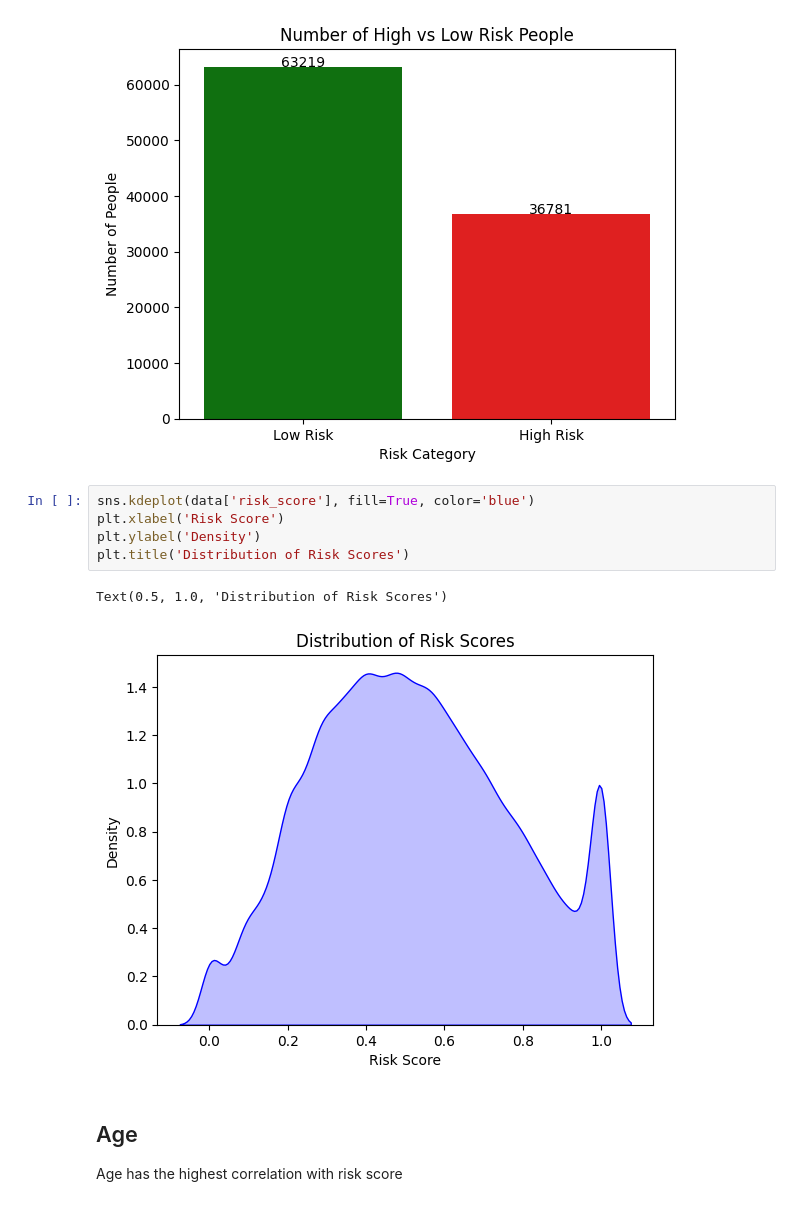
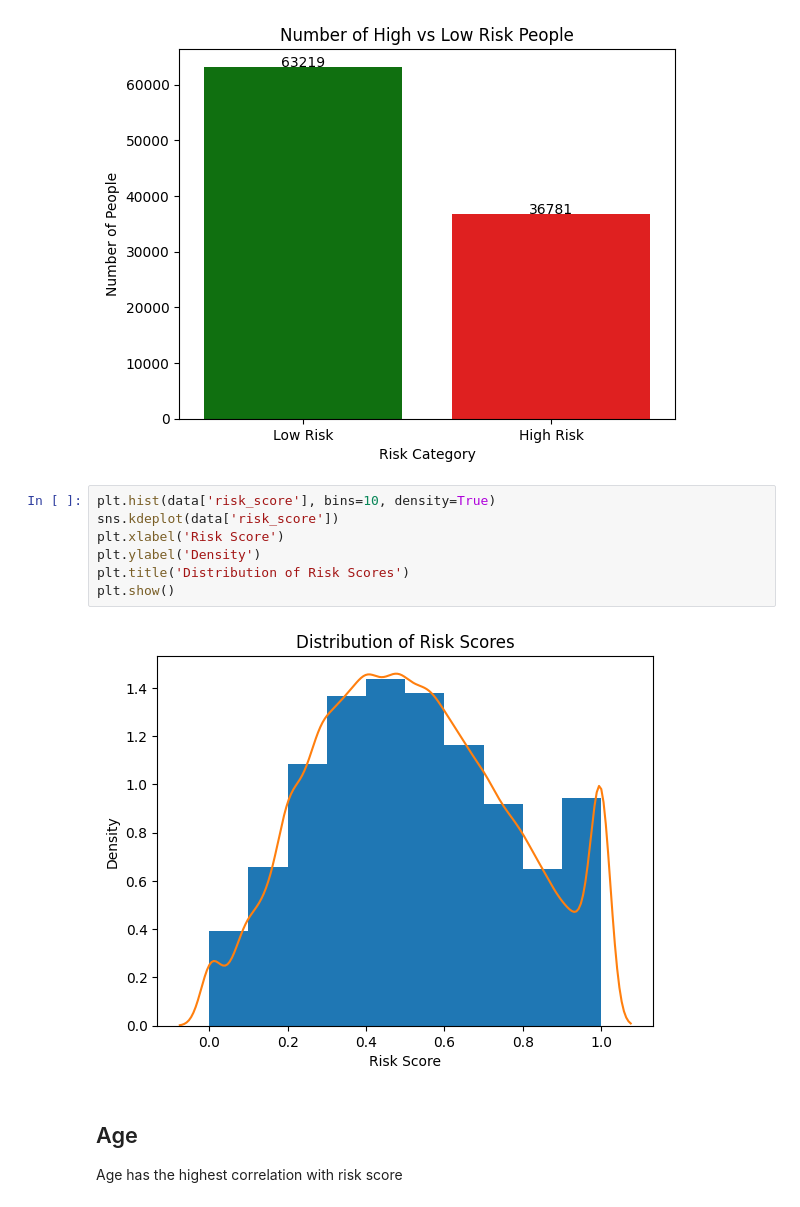
Before and after one commit to Abled773/HI-Risk-Prediction-and-Analysis, a Jupyter notebook: Risk_Analysis_and_Prediction.ipynb, the cells around one changed output. Cells and saved outputs as stored; diff of their text form.

```diff
--- a/Risk_Analysis_and_Prediction.ipynb
+++ b/Risk_Analysis_and_Prediction.ipynb
@@ -431,13 +431,14 @@ plt.show()
 # %% [output]
 [figure]
 # %%
-sns.kdeplot(data['risk_score'], fill=True, color='blue')
+plt.hist(data['risk_score'], bins=10, density=True)
+sns.kdeplot(data['risk_score'])
 plt.xlabel('Risk Score')
 plt.ylabel('Density')
 plt.title('Distribution of Risk Scores')
+plt.show()
 # %% [output]
-Text(0.5, 1.0, 'Distribution of Risk Scores')
-[figure, old version]
+[figure, new version]
 # %% [markdown]
 ## Age
 Age has the highest correlation with risk score
```
Also changed, not shown: parts of 13 cells of this notebook.
